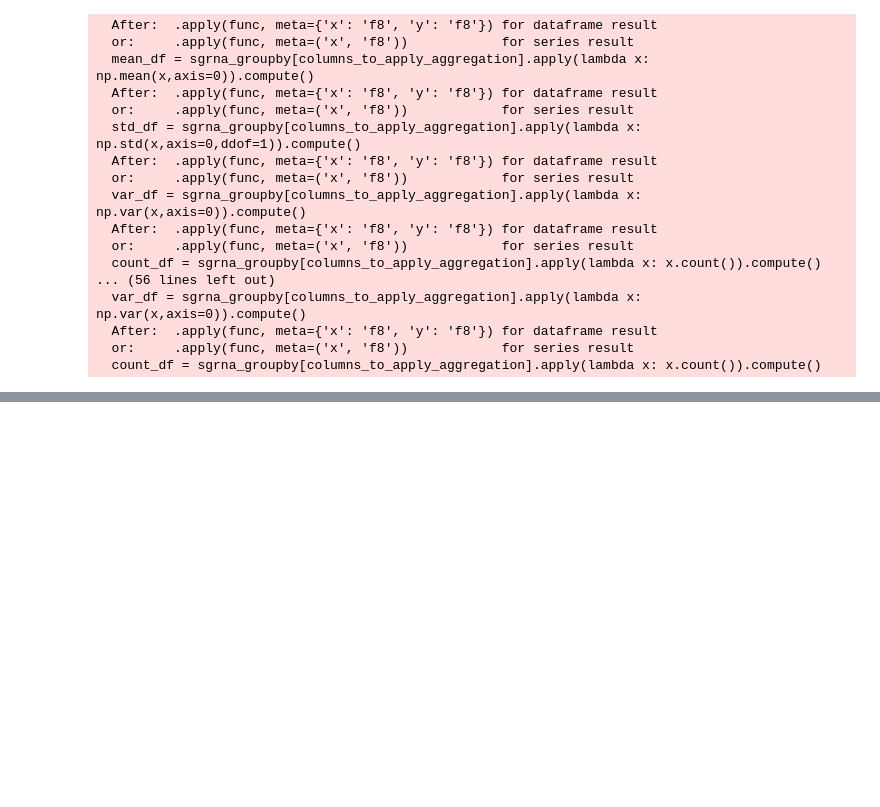
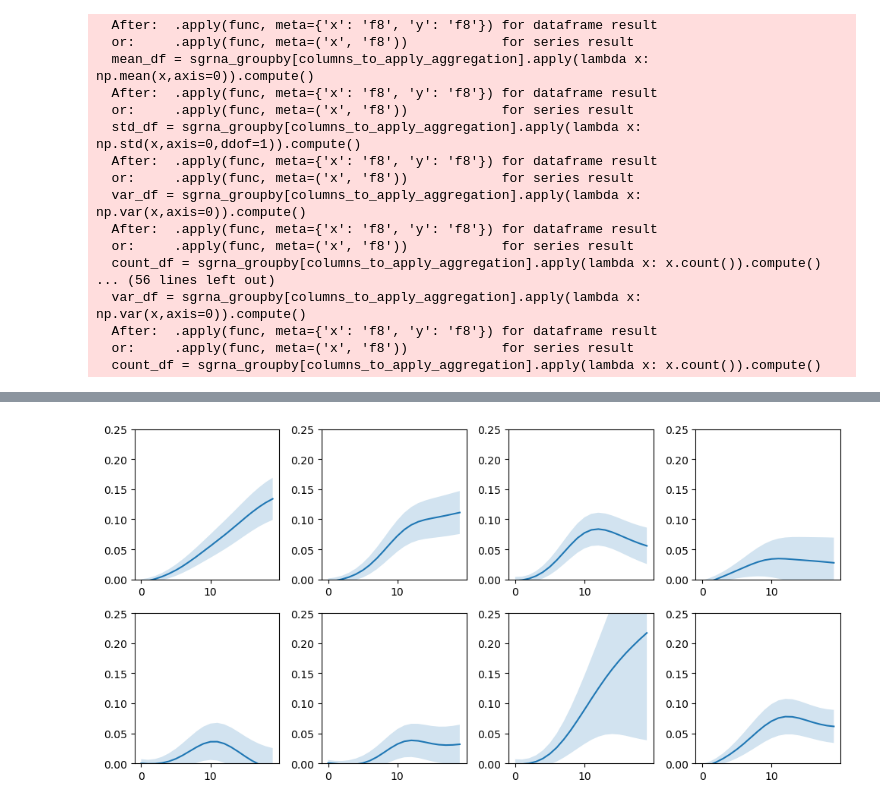
Before and after one commit to gutiloluis/lag_paulsson-lab, a Jupyter notebook: crispri-env_dev_notebooks/bsubtilis_CRISPRi_libraries/2025-05-27_FOV-Time-Normalization_Experiments-So-Far/lLAG8-lLAG10_Merge-01_lLAG08_06_Timeseries_Feature_Processing.ipynb, the cells around one changed output, grey strips where cells are left out. Saved outputs shown, nothing was run; the diff lists cells and outputs as text; code cells hidden in the pictures; blank space fills up the shorter version.

```diff
--- a/crispri-env_dev_notebooks/bsubtilis_CRISPRi_libraries/2025-05-27_FOV-Time-Normalization_Experiments-So-Far/lLAG8-lLAG10_Merge-01_lLAG08_06_Timeseries_Feature_Processing.ipynb
+++ b/crispri-env_dev_notebooks/bsubtilis_CRISPRi_libraries/2025-05-27_FOV-Time-Normalization_Experiments-So-Far/lLAG8-lLAG10_Merge-01_lLAG08_06_Timeseries_Feature_Processing.ipynb
@@ -233,9 +231,14 @@ Dashboard
 # %%
 partition_size = "500MB"
 
-cell_cycle_df = dd.read_parquet("/home/de64/scratch/de64/sync_folder/2023-01-18_lDE20_Merged_Analysis/2023-01-18_lDE20_Lineage_Cell_Cycle_Merged/", engine="pyarrow",calculate_divisions=True)
-timepoints_df = dd.read_parquet("/home/de64/scratch/de64/sync_folder/2023-01-18_lDE20_Merged_Analysis/2023-01-18_lDE20_Lineage_Observations_Merged/", engine="pyarrow",calculate_divisions=True)
-growth_df = dd.read_parquet("/home/de64/scratch/de64/sync_folder/2023-01-18_lDE20_Merged_Analysis/2023-01-18_lDE20_Lineage_Growth_Observations_Merged/", engine="pyarrow",calculate_divisions=True)
+HEADPATH = '/home/lag36/scratch/lag36/2025-06-03_lLAG8-10_Merged-Analysis/2025-06-04_lLAG8_ExpNum-Fixed/'
+PREFIX = '2025-06-03_lLAG8_'
+MIN_TIMEPOINT_SECONDS = 0
+MAX_TIMEPOINT_SECONDS = 43000
+
+cell_cycle_df = dd.read_parquet(HEADPATH+PREFIX+'Lineage_Cell_Cycle_Merged/', engine="pyarrow",calculate_divisions=True)
+timepoints_df = dd.read_parquet(HEADPATH+PREFIX+'Lineage_Observations_Merged/', engine="pyarrow",calculate_divisions=True)
+growth_df = dd.read_parquet(HEADPATH+PREFIX+'Lineage_Growth_Observations_Merged/', engine="pyarrow",calculate_divisions=True)
 
 cell_cycle_df = cell_cycle_df.repartition(partition_size = partition_size)
 timepoints_df = timepoints_df.repartition(partition_size = partition_size)
@@ -415,8 +445,8 @@ timepoints_params_to_transform=['Length','Width','mCherry mean_intensity']
 growth_params_to_transform=['Instantaneous Growth Rate: Volume']
 params_to_transform_kernel_reg = ["Kernel Trace: " + item for item in (cell_cycle_params_to_transform+timepoints_params_to_transform+growth_params_to_transform)]
 
-cell_cycle_df = dd.read_parquet("/home/de64/scratch/de64/sync_folder/2023-01-18_lDE20_Merged_Analysis/2023-01-18_lDE20_Lineage_Cell_Cycle_Merged/", engine="pyarrow",calculate_divisions=True)
-kernel_output_yj_df = dd.read_parquet("/home/de64/scratch/de64/sync_folder/2023-01-18_lDE20_Merged_Analysis/2023-01-18_lDE20_Kernel_Regression_Transform_df", engine="pyarrow",calculate_divisions=True)
+cell_cycle_df = dd.read_parquet(HEADPATH+PREFIX+'Lineage_Cell_Cycle_Merged/', engine="pyarrow",calculate_divisions=True)
+kernel_output_yj_df = dd.read_parquet(HEADPATH+"/2025-08-11_lLAG8_Kernel_Regression_Transform_df", engine="pyarrow",calculate_divisions=True)
 # %%
 sample_frac = 0.01
 kernel_output_yj_df_sampled = kernel_output_yj_df.sample(frac=sample_frac, random_state = dask_sample_seed).compute()
@@ -744,0 +902,2 @@ Done.
+# %%
+df_kernel = pd.read_pickle(HEADPATH+"/2025-08-11_sgRNA_Timeseries_df.pkl")
@@ -744,0 +926,29 @@ Done.
+# %%
+N_ROWS = 2
+N_COLS = 4
+
+df_subset = df_kernel[df_kernel['Category']=='control'].sample(N_ROWS*N_COLS, random_state=42)
+column_name = 'Kernel Trace: Length: Transformed: z score'
+column_name_sem = 'SEM: ' + column_name
+
+fig, axs = plt.subplots(N_ROWS, N_COLS, figsize=(10, 5))
+for i, (index, row) in enumerate(df_subset.iterrows()):
+    if i >= N_ROWS * N_COLS:
+        break
+    ax = axs[i // N_COLS, i % N_COLS]
+    kernel_trace = row[column_name]
+    kernel_trace_sem = row[column_name_sem]
+
+    timepoints = np.arange(len(kernel_trace))
+
+    ax.plot(timepoints, kernel_trace, label='Kernel Trace')
+    ax.fill_between(timepoints, kernel_trace - kernel_trace_sem, kernel_trace + kernel_trace_sem, alpha=0.2, label='SEM')
+
+    ax.set_ylim((0,0.25))
+    # ax.set_title(f"sgRNA: {row['sgRNA']}, Gene: {row['Gene']}")
+    # ax.set_xlabel('Timepoints')
+    # ax.set_ylabel('Transformed Length')
+    # ax.legend()
+plt.tight_layout()
+# %% [output]
+[figure, added]
```
Also changed, not shown: parts of 42 cells of this notebook, 5 other files.
